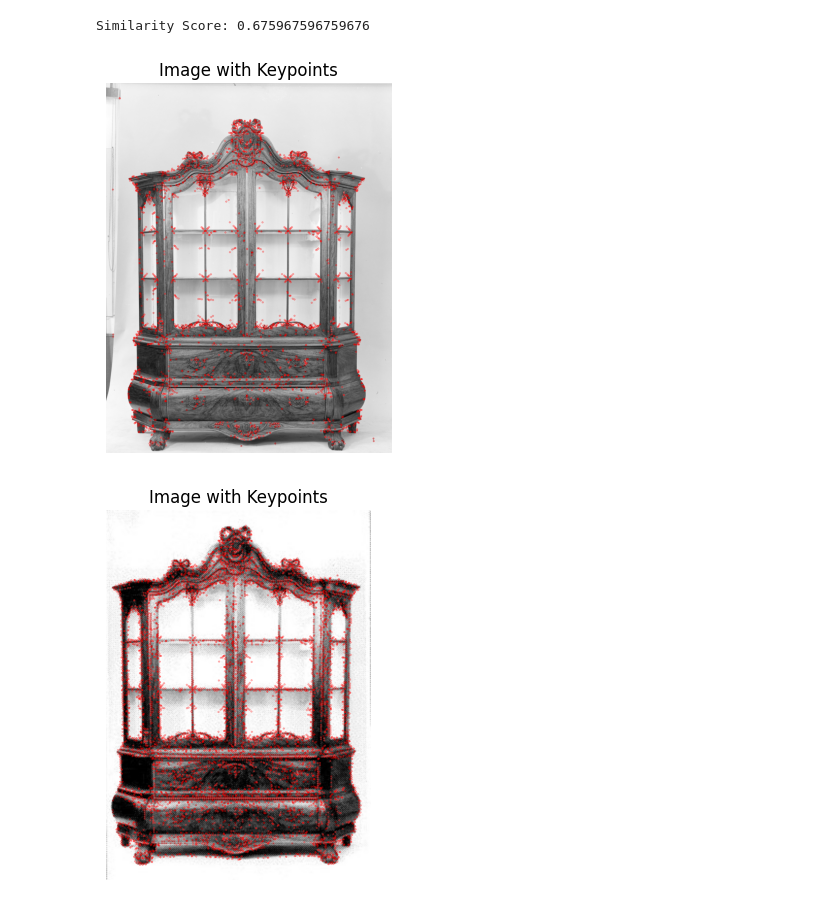
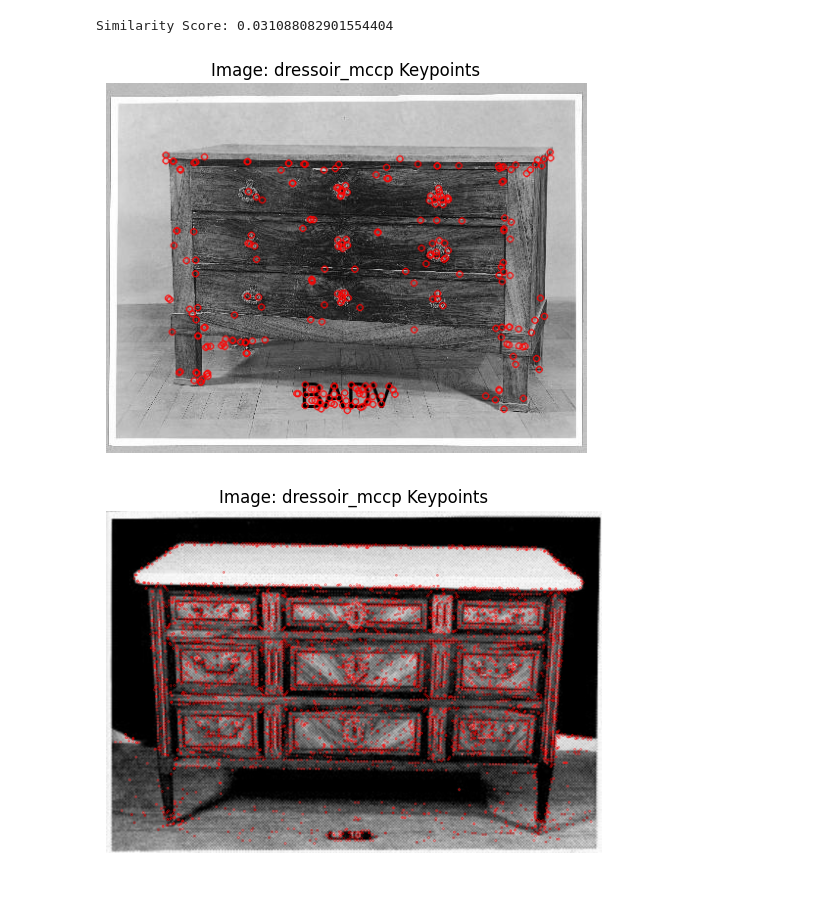
Before and after one commit to jacobjanwoord/Fearless-erfgoed, a Jupyter notebook: akaze_playground.ipynb, the cells around one changed output. Drawn from its saved outputs; the diff is of its cells as text; code cells hidden in the pictures.

Commit message:
akaze test update

```diff
--- a/akaze_playground.ipynb
+++ b/akaze_playground.ipynb
@@ -7,6 +8,7 @@ def compute_similarity(image1_path, image2_path):
     # Load the images
     img1 = cv2.imread(image1_path, cv2.IMREAD_GRAYSCALE)
     img2 = cv2.imread(image2_path, cv2.IMREAD_GRAYSCALE)
+
 
     if img1 is None or img2 is None:
         raise ValueError("One or both of the image paths are invalid.")
@@ -32,7 +34,7 @@ def compute_similarity(image1_path, image2_path):
     dst_pts = np.float32([kp2[m.trainIdx].pt for m in matches]).reshape(-1, 1, 2)
 
     # Use RANSAC to find the best transformation matrix
-    M, mask = cv2.findHomography(src_pts, dst_pts, cv2.RANSAC, 5.0)
+    M, mask = cv2.findHomography(src_pts, dst_pts, cv2.RANSAC, 10.0)
 
     # Calculate the number of inliers
     num_inliers = np.sum(mask)
@@ -43,37 +45,43 @@ def compute_similarity(image1_path, image2_path):
     return similarity_score
 
 # Example usage:
-image1_path = 'nk_collection_meubels_cleaned/meubel_1.jpg'
-image2_path = 'nk_collection_meubels_cleaned/meubel_2.jpg'
+# image1_path = 'nk_collection_meubels_cleaned/meubel_1.jpg'
+# image2_path = 'nk_collection_meubels_cleaned/meubel_2.jpg'
+
+image1_path = 'test_dataset_gray/dressoir_mccp.jpg'
+image2_path = 'test_dataset_gray/dressoir_nk.jpg'
 
 similarity_score = compute_similarity(image1_path, image2_path)
 print(f"Similarity Score: {similarity_score}")
 # %% [output]
-Similarity Score: 0.675967596759676
+Similarity Score: 0.031088082901554404
 # %%
 def visualize_keypoints(image_path):
     # Load the image
     img = cv2.imread(image_path, cv2.IMREAD_GRAYSCALE)
     if img is None:
         raise ValueError("The image path is invalid.")
 
     # Initialize the AKAZE detector
     akaze = cv2.AKAZE_create()
 
     # Detect keypoints and descriptors with AKAZE
     kp, des = akaze.detectAndCompute(img, None)
 
     # Draw keypoints on the image
     img_with_keypoints = cv2.drawKeypoints(img, kp, None, color=(255, 0, 0), flags=cv2.DrawMatchesFlags_DEFAULT)
 
     # Display the image with keypoints
     plt.imshow(img_with_keypoints, cmap='gray')
-    plt.title('Image with Keypoints')
+    plt.title(f'Image: {image_name(image1_path)} Keypoints')
     plt.axis('off')
     plt.show()
 
+def image_name(image_path):
+    return os.path.splitext(os.path.basename(image_path))[0]
+
 visualize_keypoints(image1_path)
 visualize_keypoints(image2_path)
 # %% [output]
-[figure, old version]
+[figure, new version]
-[figure, old version]
+[figure, new version]
```
Also changed, not shown: parts of 1 cell of this notebook.
